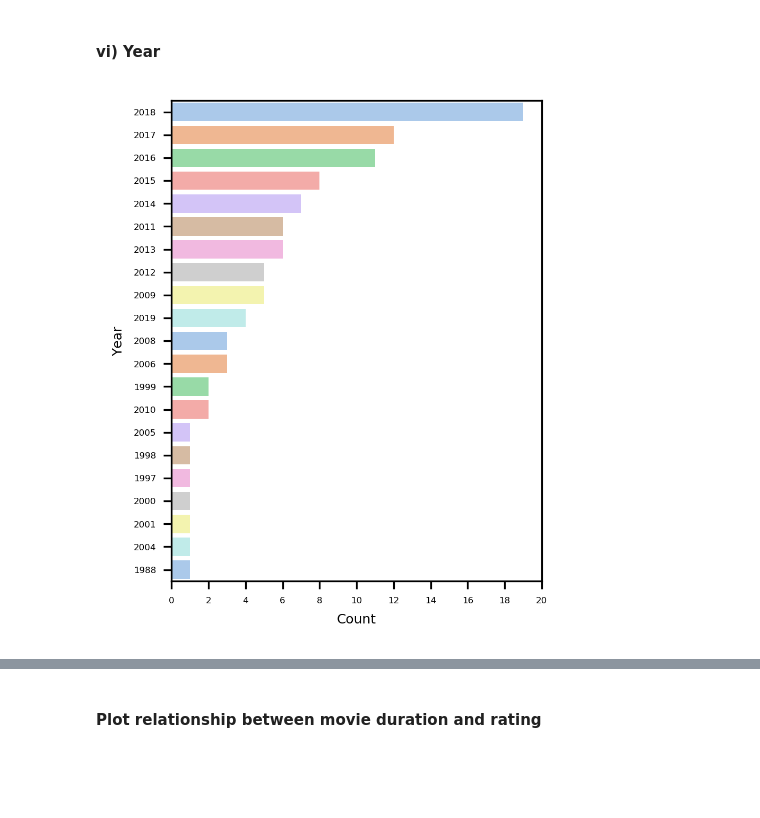
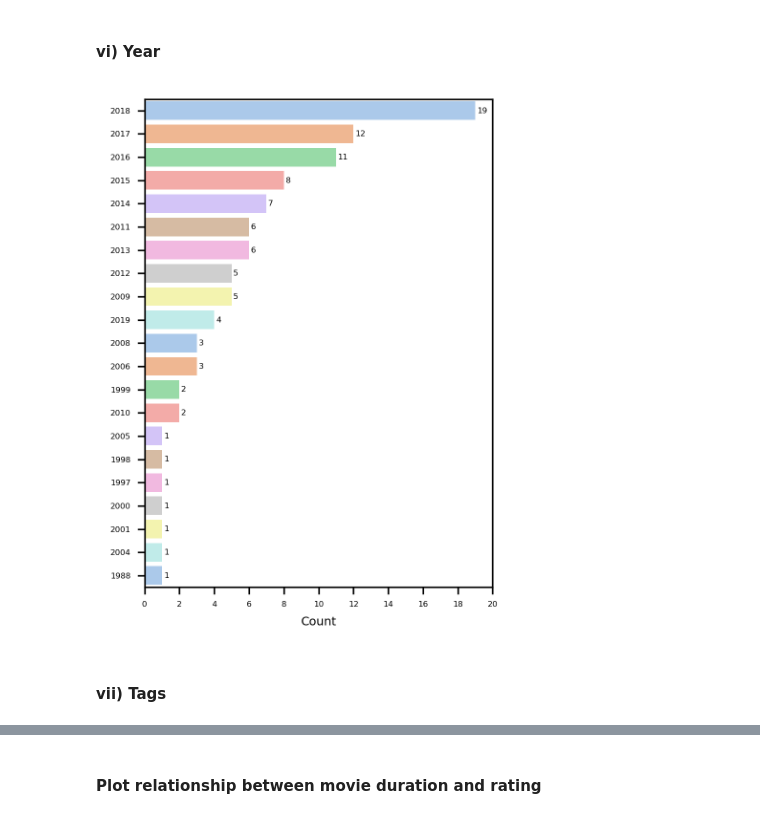
Before and after one commit to datastoryteller/Anime-Analysis, a Jupyter notebook: Anime Analysis.ipynb, the cells around one changed output, grey strips where cells are left out. Saved outputs shown, nothing was run; the diff lists cells and outputs as text; code cells hidden in the pictures; blank space fills up the shorter version.

```diff
--- a/Anime Analysis.ipynb
+++ b/Anime Analysis.ipynb
@@ -227,18 +217,18 @@ studio_df.sort_values('Count', ascending=False).head()
 ax = plt.subplots(figsize=(3,4),dpi=300)
 ax = sns.barplot(y='Studio', x='Count', data=studio_df.sort_values('Count', ascending=False), palette='pastel')
 ax.set_xlabel("Count",fontsize=6)
-ax.set_ylabel("Studio",fontsize=6)
+ax.set_ylabel("",fontsize=6)
 ax.tick_params(labelsize=4)
 plt.xlim(0, 11)
 
 rating = list(studio_df.sort_values('Count', ascending=False)['Rating'])
-label = list(studio_df.sort_values('Count', ascending=False)['Count'])
+count = list(studio_df.sort_values('Count', ascending=False)['Count'])
 
 plt.text(x = -0.05, y = -1, s = " Mean\nRating", size = 4)
 
 for i in range(len(label)):
     plt.text(x = 0.1 , y = i+0.2, s = "{0:.3f}".format(round(rating[i], 3)), size = 3)
-    plt.text(x = label[i]+0.1, y = i+0.2, s = label[i], size = 3.5)
+    plt.text(x = count[i]+0.1, y = i+0.2, s = count[i], size = 3.5)
 
 plt.tight_layout()
 #plt.savefig('images/top_rated_studio_count.png')
@@ -248,18 +239,18 @@ plt.tight_layout()
 ax = plt.subplots(figsize=(3,4),dpi=300)
 ax = sns.barplot(y='Studio', x='Rating', data=studio_df.sort_values('Rating', ascending=False), palette='pastel')
 ax.set_xlabel("Mean Rating",fontsize=6)
-ax.set_ylabel("Studio",fontsize=6)
+ax.set_ylabel("",fontsize=6)
 ax.tick_params(labelsize=4)
 plt.xlim(8.94, 9.42)
 
 count = list(studio_df.sort_values('Rating', ascending=False)['Count'])
-label = list(studio_df.sort_values('Rating', ascending=False)['Rating'])
+rating = list(studio_df.sort_values('Rating', ascending=False)['Rating'])
 
 plt.text(x = 8.938, y = -1, s = "Count", size = 4)
 
 for i in range(len(label)):
     plt.text(x = 8.945, y = i+0.2, s = count[i], size = 3)
-    plt.text(x = label[i]+0.005, y = i+0.2, s = "{0:.3f}".format(round(label[i], 3)), size = 3.5)
+    plt.text(x = rating[i]+0.005, y = i+0.2, s = "{0:.3f}".format(round(rating[i], 3)), size = 3.5)
 
 plt.tight_layout()
 #plt.savefig('images/top_rated_studio_rating.png')
@@ -268,18 +257,27 @@ plt.tight_layout()
 # %% [markdown]
 #### vi) Year
 # %%
-top_rated['Start Year'].value_counts()
+start_year_df = pd.DataFrame([[str(i), int(v)] for i, v in top_rated['Start Year'].value_counts().items() if v != 0],
+                        columns=['Year', 'Count'])
 
 ax = plt.subplots(figsize=(3,4),dpi=300)
-ax = sns.barplot(x='Count', y='Year', data=pd.DataFrame(
-                     [[str(i), int(v)] for i, v in top_rated['Start Year'].value_counts().items() if v != 0],
-                        columns=['Year', 'Count']), palette='pastel', orient='h', order=[str(i) for i, v in top_rated['Start Year'].value_counts().items() if v != 0])
+ax = sns.barplot(x='Count', y='Year', data=start_year_df, palette='pastel', orient='h', order=[str(i) for i, v in top_rated['Start Year'].value_counts().items() if v != 0])
 ax.set_xlabel("Count",fontsize=6)
-ax.set_ylabel("Year",fontsize=6)
+ax.set_ylabel("",fontsize=6)
 ax.tick_params(labelsize=4)
 ax.set_xlim(0, 20)
 
 from matplotlib.ticker import MaxNLocator
 ax.xaxis.set_major_locator(MaxNLocator(integer=True))
+
+count = list(start_year_df.sort_values('Count', ascending=False)['Count'])
+
+for i in range(len(count)):
+    plt.text(x = count[i]+0.1, y = i+0.1, s = count[i], size = 4)
+
+plt.tight_layout()
+#plt.savefig('images/top_rated_start_year_count.png')
 # %% [output]
-[figure, old version]
+[figure, new version]
+# %% [markdown]
+#### vii) Tags
```
Also changed, not shown: parts of 11 cells of this notebook, 6 other files.
